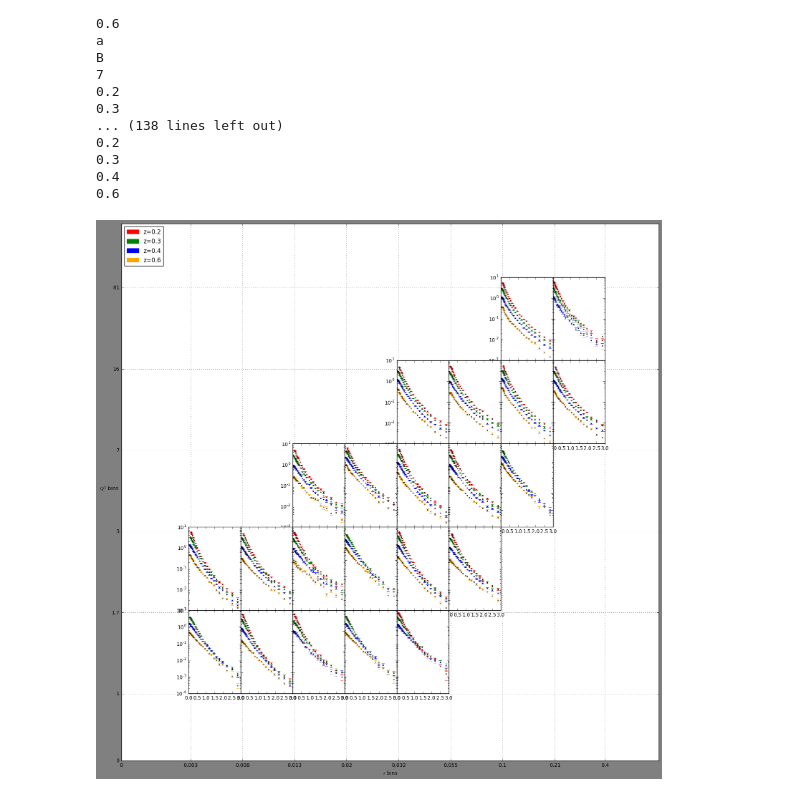
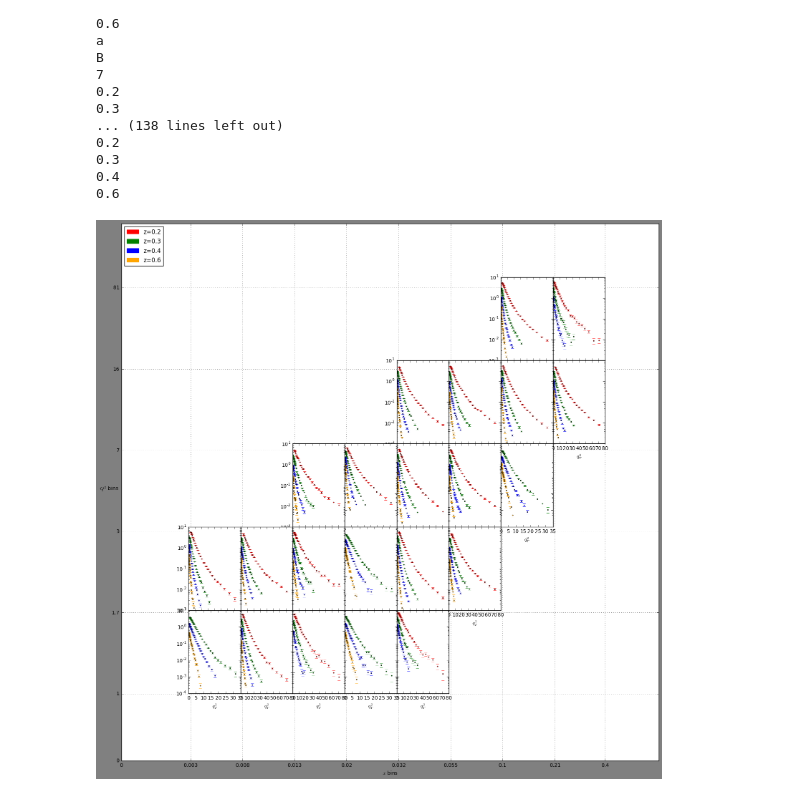
Before and after one commit to prokudin/PSU-PHYS296, a Jupyter notebook: Python/notebooks/COMPASSplot-linux.ipynb, the cells around one changed output. Saved outputs shown, nothing was run; the diff lists cells and outputs as text; code cells hidden in the pictures.

Commit message:
data

```diff
--- a/Python/notebooks/COMPASSplot-linux.ipynb
+++ b/Python/notebooks/COMPASSplot-linux.ipynb
@@ -42,6 +42,10 @@ data5001 = df(read(data[-2]))
 
 # Calculate measurment error
 data5001["delta"] = np.sqrt((data5001["stat_u"]**2.0+0*data5001["sys_u"]**2.0))
+data5001["qT"] = data5001["pT"]/data5001["z"]
+data5001["qT2"] = data5001["qT"]**2
+
+
 
 ##Binning data
 xBin=[0.003,0.008,0.013,0.02,0.032,0.055,0.1,0.21,0.4]
@@ -133,33 +134,34 @@ ax.yaxis.set_ticks([ 0.,0.1245,0.2755,0.427,0.57752,0.729,0.8805])
 ax.xaxis.set_ticks([0,0.1285,0.2255,0.322,0.419,0.516,0.613,0.709,0.71+0.097,0.9])
 ax.set_yticklabels([0]+Q2Bin)
 ax.set_xticklabels([0]+xBin)
 
 # Set title and axis labels
 #ax.title("COMPASS Data")
 ax.set_ylabel(r"$Q^2$ bins",rotation="horizontal")
-ax.set_xlabel(r"$r$ bins")
+ax.set_xlabel(r"$x$ bins")
 
 # Set legend
 Zpatch1 = mpatches.Patch(color=Zcolor[0], label='z=0.2')
 Zpatch2 = mpatches.Patch(color=Zcolor[1], label='z=0.3')
 Zpatch3 = mpatches.Patch(color=Zcolor[2], label='z=0.4')
 Zpatch4 = mpatches.Patch(color=Zcolor[3], label='z=0.6')
 ax.legend(handles=[Zpatch1,Zpatch2,Zpatch3,Zpatch4],loc='upper left')
 ax.grid()
 
 for group,grid in zip(range(len(groups)),gridmap):
     data_bin=data5001.query('xClas=="%s" and Q2Clas=="%s"' %(groups[group][0],groups[group][1]))
     k=0 #counter
     for i in z:
         ax = fig.add_subplot(innerGrid[grid])
         ax.set_yscale("log")
-        ax.errorbar(data_bin.pT2[data_bin.z==i],data_bin.value[data_bin.z==i],#x,y
+        ax.errorbar(data_bin.qT2[data_bin.z==i],data_bin.value[data_bin.z==i],#x,y
                     data_bin.delta[data_bin.z==i],#errorbars
                     color=Zcolor[k],marker=Zmark[k],linestyle=Zline[k],linewidth=0,markersize=2)#line properties
         if grid not in shairYax:
             ax.set_yticklabels('')
         if grid not in shairXax:
             ax.set_xticklabels('')
         k+=1 #add one to counter
+        ax.set_xlabel(r"$q_T^2$")
 # %% [output]
-[figure, old version]
+[figure, new version]
```
Also changed, not shown: parts of 1 cell of this notebook.
